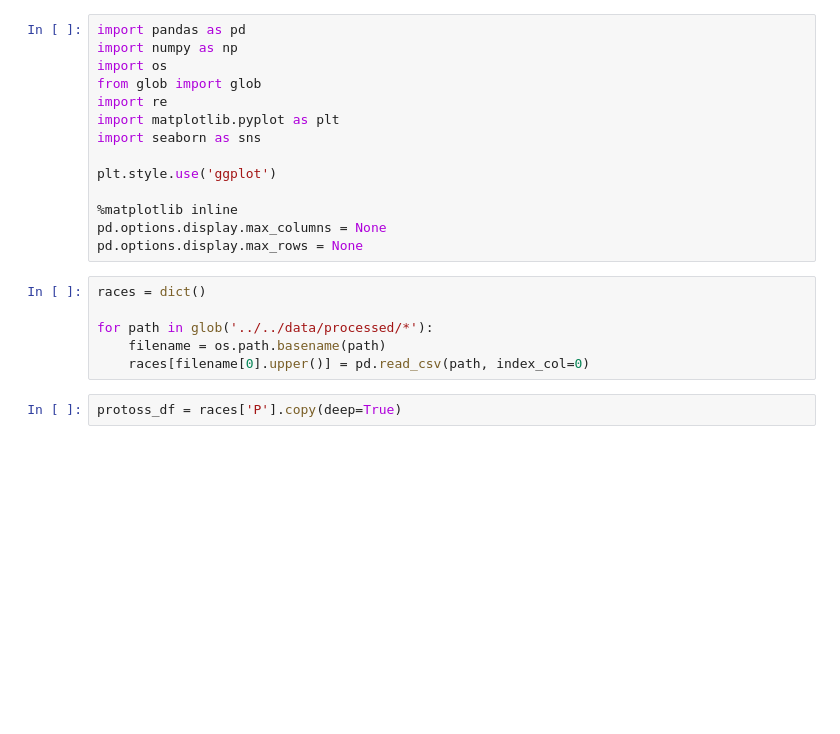
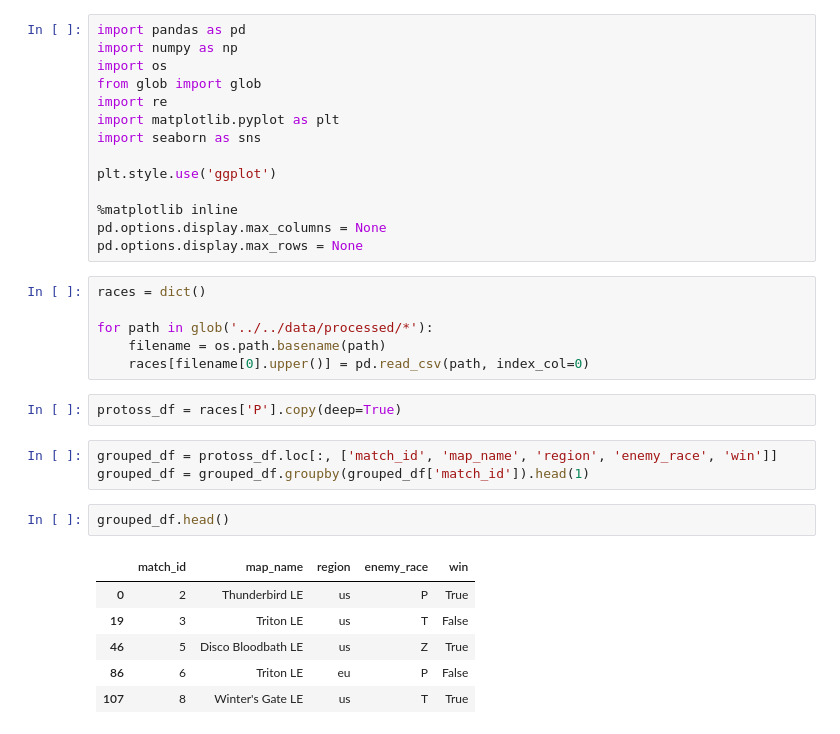
Before and after one commit to ucfcs/Fall2020-Group-20, a Jupyter notebook: notebooks/protoss/protoss_exploration.ipynb, the cells around one changed output. Drawn from its saved outputs; the diff is of its cells as text; blank space fills up the shorter version.

```diff
--- a/notebooks/protoss/protoss_exploration.ipynb
+++ b/notebooks/protoss/protoss_exploration.ipynb
@@ -20,6 +20,18 @@ for path in glob('../../data/processed/*'):
     races[filename[0].upper()] = pd.read_csv(path, index_col=0)
 # %%
 protoss_df = races['P'].copy(deep=True)
+# %%
+grouped_df = protoss_df.loc[:, ['match_id', 'map_name', 'region', 'enemy_race', 'win']]
+grouped_df = grouped_df.groupby(grouped_df['match_id']).head(1)
+# %%
+grouped_df.head()
+# %% [output]
+|  | match_id | map_name | region | enemy_race | win |
+| 0 | 2 | Thunderbird LE | us | P | True |
+| 19 | 3 | Triton LE | us | T | False |
+| 46 | 5 | Disco Bloodbath LE | us | Z | True |
+| 86 | 6 | Triton LE | eu | P | False |
+| 107 | 8 | Winter's Gate LE | us | T | True |
 # %%
 shape = (1,3)
 fig = plt.figure(figsize=(18,4))
```
Also changed, not shown: parts of 7 cells of this notebook, 5 other files.
